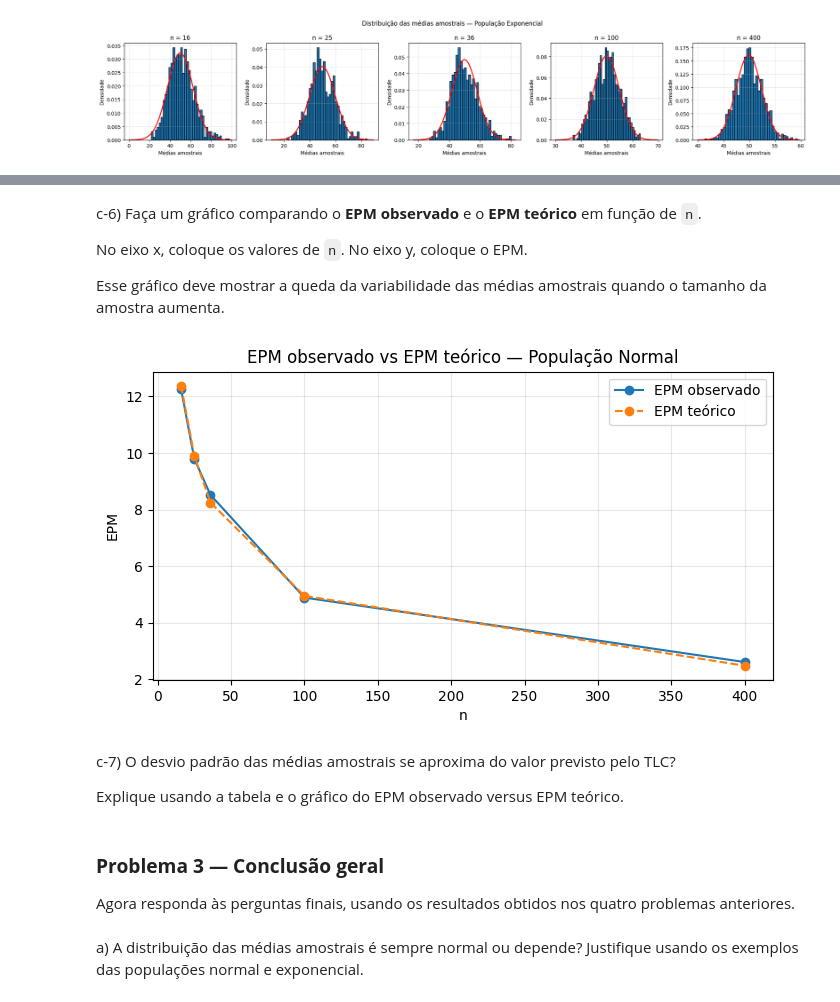
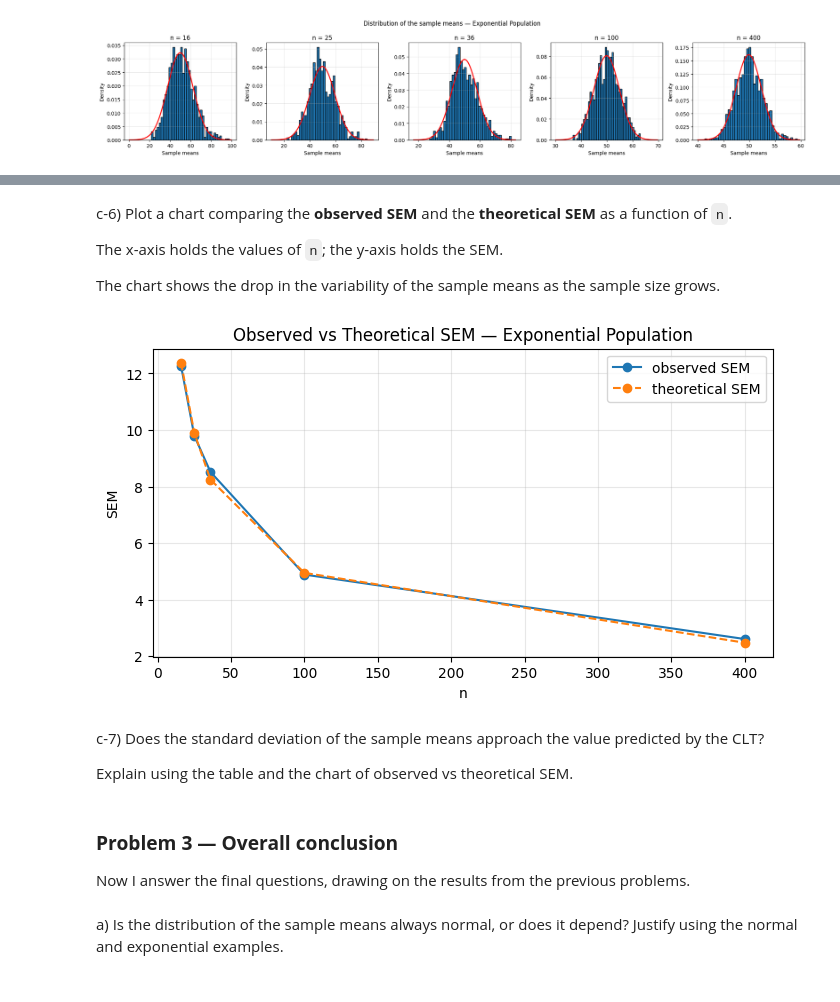
Before and after one commit to miguelsantosdasilva-deve/Central-Limit-Theorem-Simulation-Study, a Jupyter notebook: clt_simulation_study.ipynb, the cells around one changed output, grey strips where cells are left out. Cells and saved outputs as stored; diff of their text form; code cells hidden in the pictures.

```diff
--- a/clt_simulation_study.ipynb
+++ b/clt_simulation_study.ipynb
@@ -137,12 +120,12 @@ for n in tamanhos_n:
     plt.subplot(1, 5, i+1)
     plt.hist(medias_normal[n], bins=40, density=True, edgecolor="black")
     plt.title(f"n = {n}")
-    plt.xlabel("Médias amostrais")
-    plt.ylabel("Densidade")
+    plt.xlabel("Sample means")
+    plt.ylabel("Density")
     plt.grid(alpha=0.3)
     i += 1
 
-plt.suptitle("Distribuição das médias amostrais -- População Normal")
+plt.suptitle("Distribution of the sample means — Normal Population")
 plt.tight_layout()
 plt.show()
 # %% [output]
@@ -170,12 +153,12 @@ for n in tamanhos_n:
     plt.hist(medias_normal[n], bins=40, density=True, edgecolor="black")
     plt.plot(x, y, color="red", linewidth=2)
     plt.title(f"n = {n}")
-    plt.xlabel("Médias amostrais")
-    plt.ylabel("Densidade")
+    plt.xlabel("Sample means")
+    plt.ylabel("Density")
     plt.grid(alpha=0.3)
     i += 1
 
-plt.suptitle("Distribuição das médias amostrais -- População Normal")
+plt.suptitle("Distribution of the sample means — Normal Population")
 plt.tight_layout()
 plt.show()
 # %% [output]
@@ -330,12 +307,12 @@ for n in tamanhos_n:
     plt.subplot(1, 5, i+1)
     plt.hist(medias_exponenciais[n], bins=40, density=True, edgecolor="black")
     plt.title(f"n = {n}")
-    plt.xlabel("Médias amostrais")
-    plt.ylabel("Densidade")
+    plt.xlabel("Sample means")
+    plt.ylabel("Density")
     plt.grid(alpha=0.3)
     i += 1
 
-plt.suptitle("Distribuição das médias amostrais -- População Exponencial")
+plt.suptitle("Distribution of the sample means — Exponential Population")
 plt.tight_layout()
 plt.show()
 # %% [output]
@@ -362,12 +339,12 @@ for n in tamanhos_n:
     plt.hist(medias_exponenciais[n], bins=40, density=True, edgecolor="black")
     plt.plot(x, y, color="red", linewidth=2)
     plt.title(f"n = {n}")
-    plt.xlabel("Médias amostrais")
-    plt.ylabel("Densidade")
+    plt.xlabel("Sample means")
+    plt.ylabel("Density")
     plt.grid(alpha=0.3)
     i += 1
 
-plt.suptitle("Distribuição das médias amostrais -- População Exponencial")
+plt.suptitle("Distribution of the sample means — Exponential Population")
 plt.tight_layout()
 plt.show()
 # %% [output]
@@ -435,30 +416,30 @@ print(tabela_epm)
 # %% [markdown]
-c-6) Faça um gráfico comparando o **EPM observado** e o **EPM teórico** em função de `n`.
+c-6) Plot a chart comparing the **observed SEM** and the **theoretical SEM** as a function of `n`.
 
-No eixo x, coloque os valores de `n`. No eixo y, coloque o EPM.
+The x-axis holds the values of `n`; the y-axis holds the SEM.
 
-Esse gráfico deve mostrar a queda da variabilidade das médias amostrais quando o tamanho da amostra aumenta.
+The chart shows the drop in the variability of the sample means as the sample size grows.
 # %%
 epms_obs = []
 epms_teo = []
 
 for n in tamanhos_n:
     epms_obs.append(round(np.std(medias_exponenciais[n]), 2))
     epms_teo.append(round(sigma / np.sqrt(n), 2))
 
 plt.figure(figsize=(8, 4))
-plt.plot(tamanhos_n, epms_obs, marker="o", label="EPM observado")
-plt.plot(tamanhos_n, epms_teo, marker="o", label="EPM teórico", linestyle="--")
-plt.title("EPM observado vs EPM teórico -- População Exponencial")
+plt.plot(tamanhos_n, epms_obs, marker="o", label="observed SEM")
+plt.plot(tamanhos_n, epms_teo, marker="o", label="theoretical SEM", linestyle="--")
+plt.title("Observed vs Theoretical SEM — Exponential Population")
 plt.xlabel("n")
-plt.ylabel("EPM")
+plt.ylabel("SEM")
 plt.legend()
 plt.grid(alpha=0.3)
 plt.show()
 # %% [output]
-[figure, old version]
+[figure, new version]
 # %% [markdown]
-c-7) O desvio padrão das médias amostrais se aproxima do valor previsto pelo TLC?
+c-7) Does the standard deviation of the sample means approach the value predicted by the CLT?
 
-Explique usando a tabela e o gráfico do EPM observado versus EPM teórico.
+Explain using the table and the chart of observed vs theoretical SEM.
 # %%
@@ -466,7 +450,7 @@ Explique usando a tabela e o gráfico do EPM observado versus EPM teórico.
 # %% [markdown]
-### **Problema 3 — Conclusão geral**
+### **Problem 3 — Overall conclusion**
 
-Agora responda às perguntas finais, usando os resultados obtidos nos quatro problemas anteriores.
+Now I answer the final questions, drawing on the results from the previous problems.
 # %% [markdown]
-a) A distribuição das médias amostrais é sempre normal ou depende? Justifique usando os exemplos das populações normal e exponencial.
+a) Is the distribution of the sample means always normal, or does it depend? Justify using the normal and exponential examples.
 # %%
```
Also changed, not shown: parts of 61 cells of this notebook.
